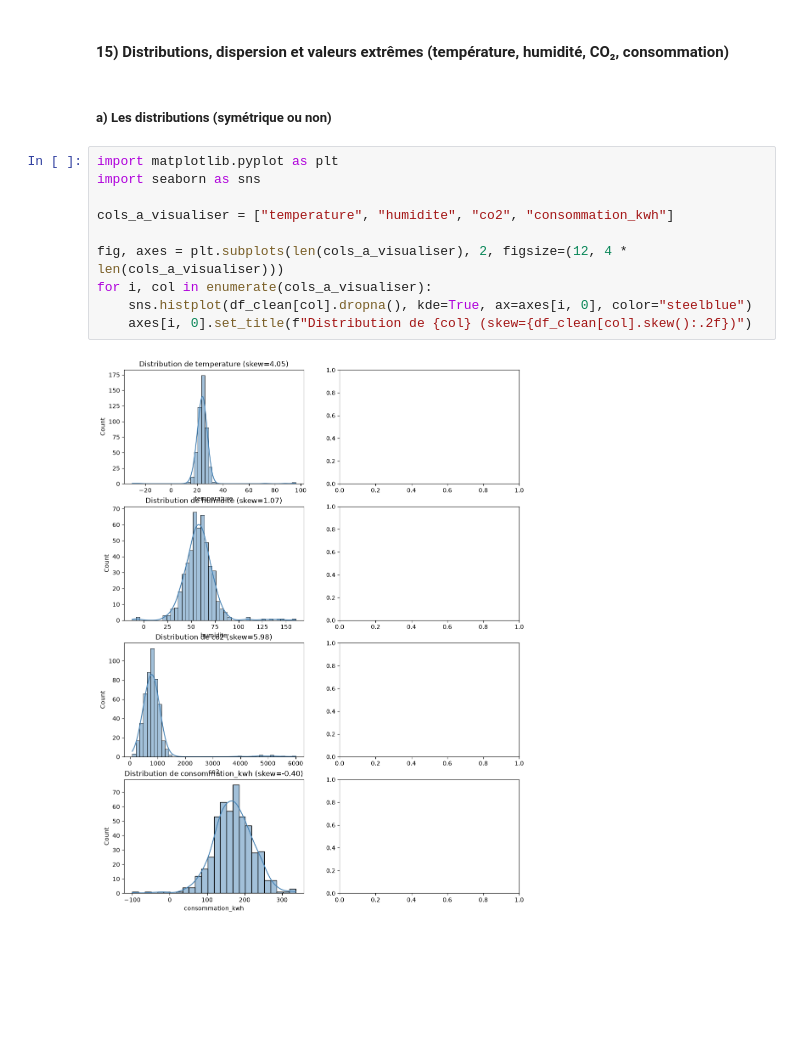
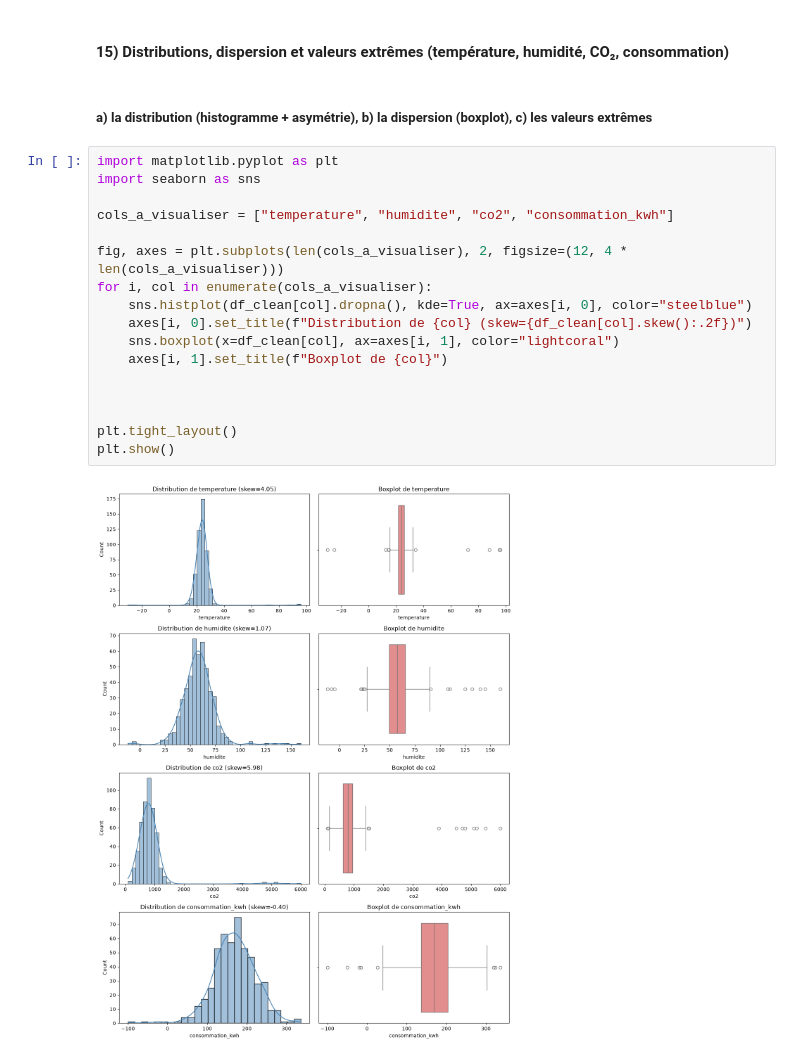
Before and after one commit to DIOPBARHAM/atelier_prepa_donnees_tab, a Jupyter notebook: notebooks/atelier_prepa_donnees_tab.ipynb, the cells around one changed output. Drawn from its saved outputs; the diff is of its cells as text; blank space fills up the shorter version.

Commit message:
Partie 1 – Explorer les données 15) Pour la température, l’humidité, le CO₂ et la consommation, identifier visuellement : b) La dispersion c) Les valeurs extrêmes

```diff
--- a/notebooks/atelier_prepa_donnees_tab.ipynb
+++ b/notebooks/atelier_prepa_donnees_tab.ipynb
@@ -414,16 +414,23 @@ Export intermédiaire -> exports/02_sans_doublons.csv
 # %% [markdown]
 #### 15) Distributions, dispersion et valeurs extrêmes (température, humidité, CO₂, consommation)
 # %% [markdown]
-##### a) Les distributions (symétrique ou non)
+##### a) la distribution (histogramme + asymétrie), b) la dispersion (boxplot), c) les valeurs extrêmes
 # %%
 import matplotlib.pyplot as plt
 import seaborn as sns
 
 cols_a_visualiser = ["temperature", "humidite", "co2", "consommation_kwh"]
 
 fig, axes = plt.subplots(len(cols_a_visualiser), 2, figsize=(12, 4 * len(cols_a_visualiser)))
 for i, col in enumerate(cols_a_visualiser):
     sns.histplot(df_clean[col].dropna(), kde=True, ax=axes[i, 0], color="steelblue")
     axes[i, 0].set_title(f"Distribution de {col} (skew={df_clean[col].skew():.2f})")
+    sns.boxplot(x=df_clean[col], ax=axes[i, 1], color="lightcoral")
+    axes[i, 1].set_title(f"Boxplot de {col}")
+
+
+
+plt.tight_layout()
+plt.show()
 # %% [output]
-[figure, old version]
+[figure, new version]
```
